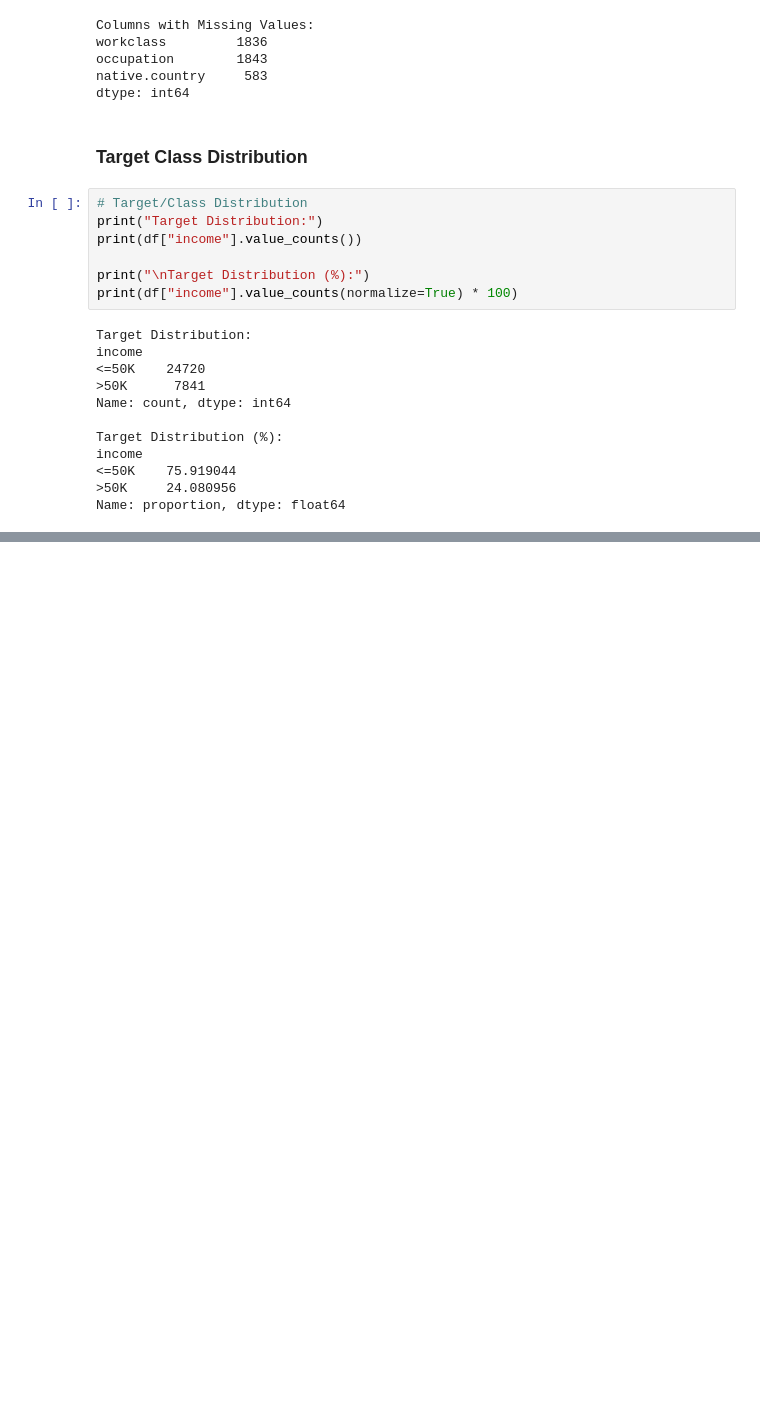
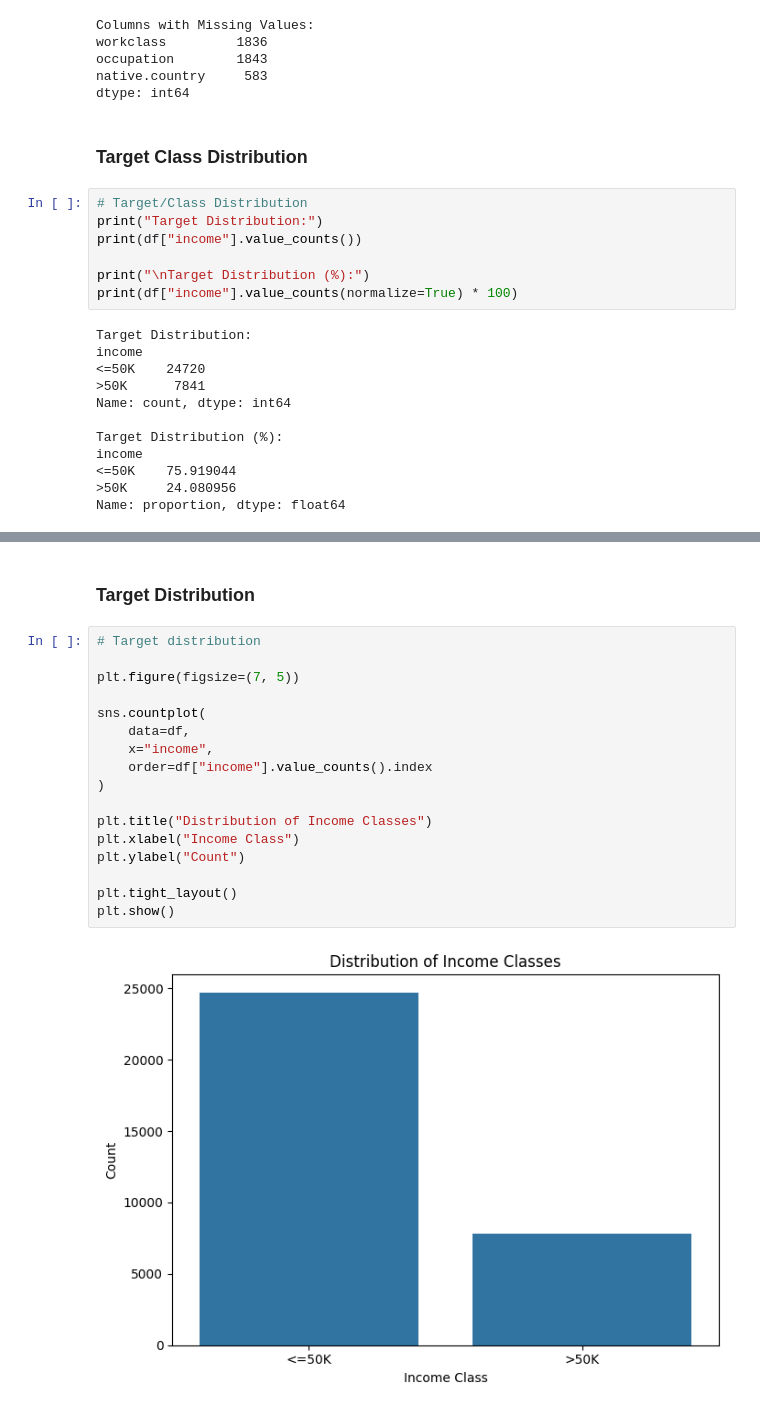
Before and after one commit to snehitha-araveti/ML-Capstone-Project-2026, a Jupyter notebook: notebooks/classification.ipynb, the cells around one changed output, grey strips where cells are left out. Saved outputs shown, nothing was run; the diff lists cells and outputs as text; blank space fills up the shorter version.

```diff
--- a/notebooks/classification.ipynb
+++ b/notebooks/classification.ipynb
@@ -122,0 +257,21 @@ Name: proportion, dtype: float64
+# %% [markdown]
+### Target Distribution
+# %%
+# Target distribution
+
+plt.figure(figsize=(7, 5))
+
+sns.countplot(
+    data=df,
+    x="income",
+    order=df["income"].value_counts().index
+)
+
+plt.title("Distribution of Income Classes")
+plt.xlabel("Income Class")
+plt.ylabel("Count")
+
+plt.tight_layout()
+plt.show()
+# %% [output]
+[figure, added]
```
Also changed, not shown: parts of 24 cells of this notebook.
